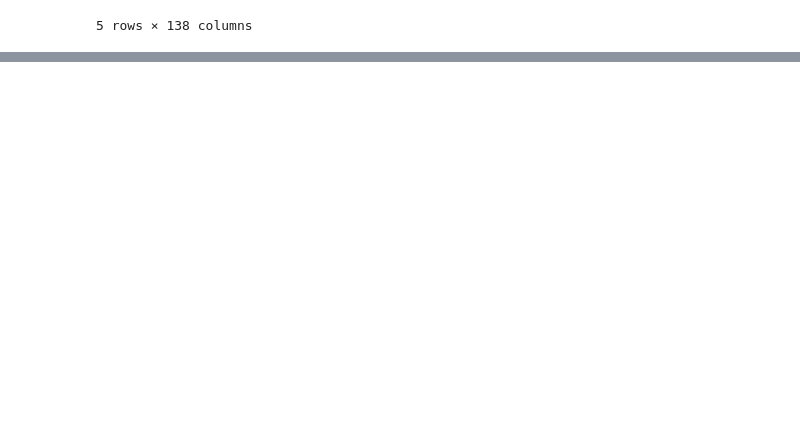
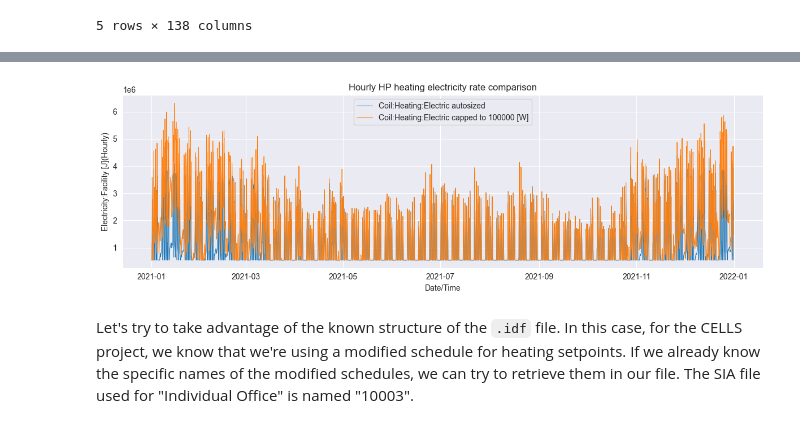
Before and after one commit to JamilMaj/REHO, a Jupyter notebook: EnergyPlus/eppy_pandas.ipynb, the cells around one changed output, grey strips where cells are left out. Saved outputs shown, nothing was run; the diff lists cells and outputs as text; code cells hidden in the pictures; blank space fills up the shorter version.

```diff
--- a/EnergyPlus/eppy_pandas.ipynb
+++ b/EnergyPlus/eppy_pandas.ipynb
@@ -297,0 +432,25 @@ ZoneHVAC:EquipmentList,
+# %%
+idf4.run(readvars=True, output_directory=r'.\output_data', annual=True, verbose='q', output_prefix='idf4_')
+# Load second DataFrame
+df4 = pd.read_csv(r".\output_data\idf4_out.csv",
+                  parse_dates=[0],
+                  index_col=[0],
+                  date_parser=parse_energyplus_datetime_string
+                  )
+# %%
+fig = plt.figure(figsize=(12, 4))  # 2 rows, 1 column
+
+sns.lineplot(data=df, x='Date/Time',y='Electricity:Facility [J](Hourly)', linewidth=0.75, label = r'Coil:Heating:Electric autosized')
+sns.lineplot(data=df4, x='Date/Time',y='Electricity:Facility [J](Hourly)',linewidth=0.75, label= f'Coil:Heating:Electric capped to {new_value} [W]')
+
+plt.title('Hourly HP heating electricity rate comparison')
+
+# Adjust layout
+plt.tight_layout()
+
+# Show the plots
+plt.show()
+# %% [output]
+[figure, added]
+# %% [markdown]
+Let's try to take advantage of the known structure of the `.idf` file. In this case, for the CELLS project, we know that we're using a modified schedule for heating setpoints. If we already know the specific names of the modified schedules, we can try to retrieve them in our file. The SIA file used for "Individual Office" is named "10003".
```
Also changed, not shown: parts of 41 cells of this notebook, 5 other files.
